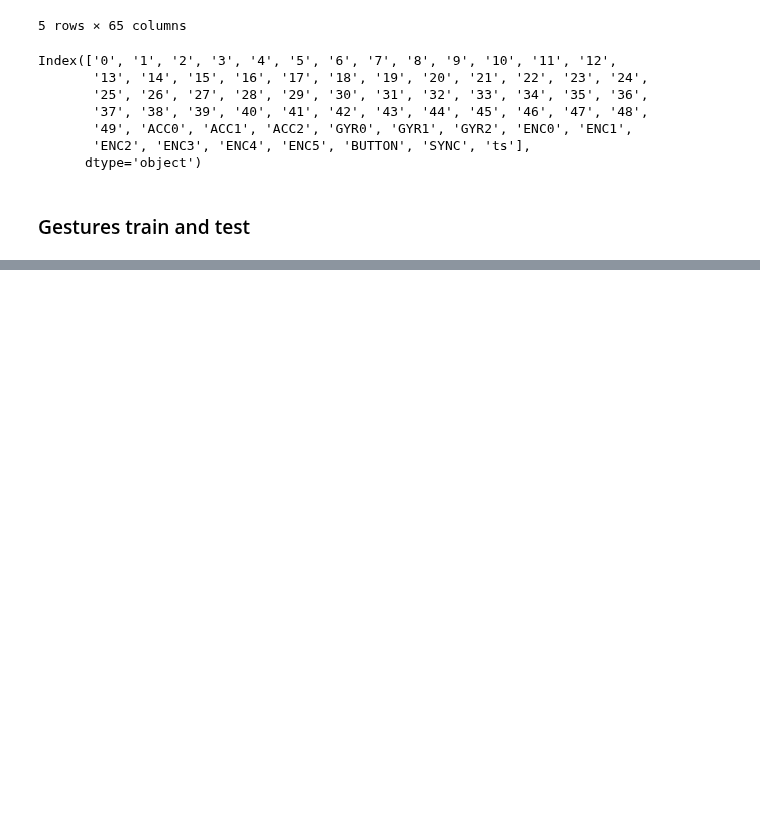
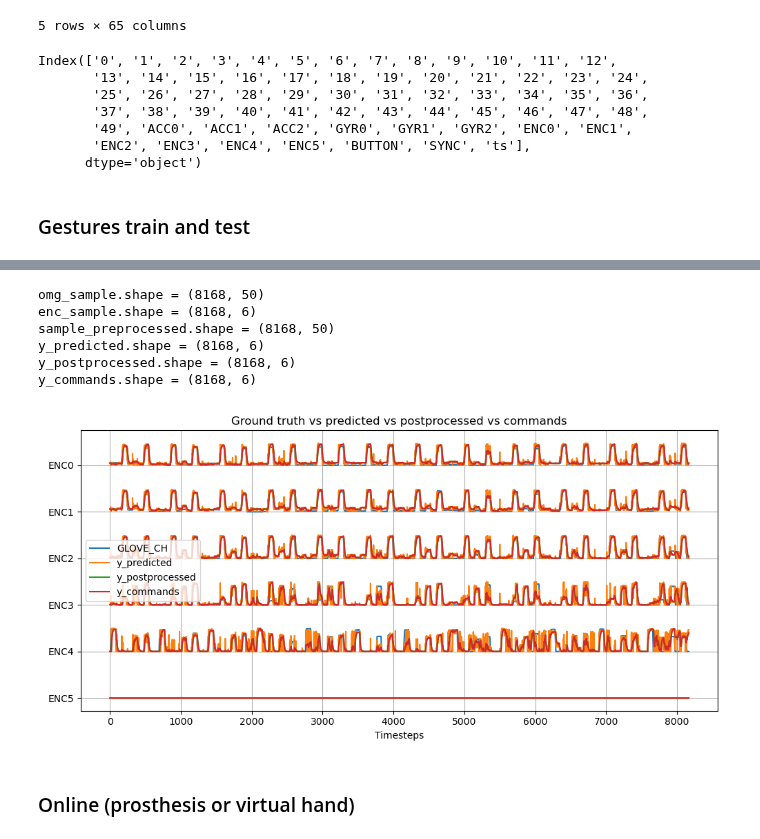
Before and after one commit to Internship-moto/Gestures_3, a Jupyter notebook: notebooks/Gestures_1.ipynb, the cells around one changed output, grey strips where cells are left out. Saved outputs shown, nothing was run; the diff lists cells and outputs as text; code cells hidden in the pictures; blank space fills up the shorter version.

```diff
--- a/notebooks/Gestures_1.ipynb
+++ b/notebooks/Gestures_1.ipynb
@@ -435,0 +384,4 @@ y_test
+# %%
+df_sim = gestures_test.copy()
+# df_sim = free_movements.iloc[:10000]
+print(df_sim.shape)
@@ -435,0 +474,45 @@ y_test
+# %%
+for key, val in y_dct.items():
+    # print(f"len({key}) = {len(y_dct[key])}")
+    y_dct[key] = np.stack(val)
+    print(f"{key}.shape = {y_dct[key].shape}")
+# %% [output]
+omg_sample.shape = (8168, 50)
+enc_sample.shape = (8168, 6)
+sample_preprocessed.shape = (8168, 50)
+y_predicted.shape = (8168, 6)
+y_postprocessed.shape = (8168, 6)
+y_commands.shape = (8168, 6)
+# %%
+fig = plt.figure(figsize=(10, 5))
+
+lines = []
+labels = []
+
+plots = plt.plot(df_sim[GLOVE_CH].values - np.arange(len(GLOVE_CH)) * 200, c='C0')
+lines += [plots[0]]
+labels += ['GLOVE_CH']
+
+plots = plt.plot(y_dct['y_predicted'] - np.arange(len(GLOVE_CH)) * 200, c='C1')
+lines += [plots[0]]
+labels += ['y_predicted']
+
+plots = plt.plot(y_dct['y_postprocessed'] - np.arange(len(GLOVE_CH)) * 200, c='C2')
+lines += [plots[0]]
+labels += ['y_postprocessed']
+
+plots = plt.plot(y_dct['y_commands'] - np.arange(len(GLOVE_CH)) * 200, c='C3')
+lines += [plots[0]]
+labels += ['y_commands']
+
+plt.title('Ground truth vs predicted vs postprocessed vs commands')
+plt.yticks(-np.arange(len(GLOVE_CH)) * 200, GLOVE_CH)
+plt.legend(lines, labels)
+plt.grid()
+plt.xlabel('Timesteps')
+
+plt.tight_layout()
+# %% [output]
+[figure, added]
+# %% [markdown]
+### Online (prosthesis or virtual hand)
```
Also changed, not shown: parts of 49 cells of this notebook.
